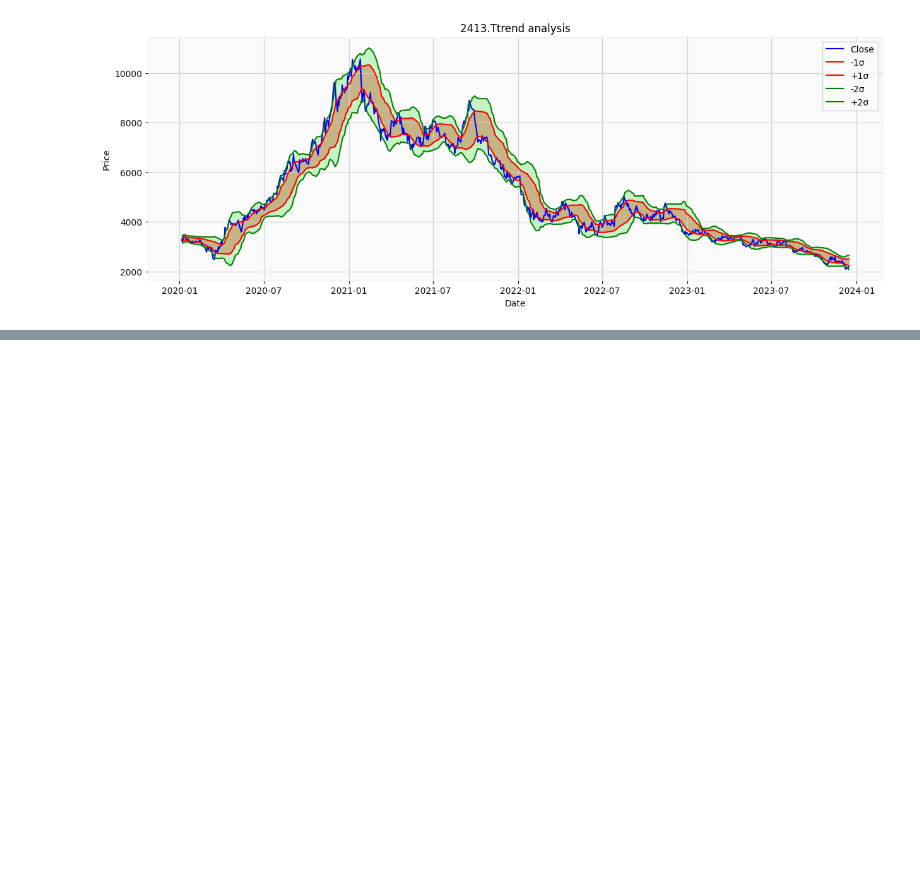
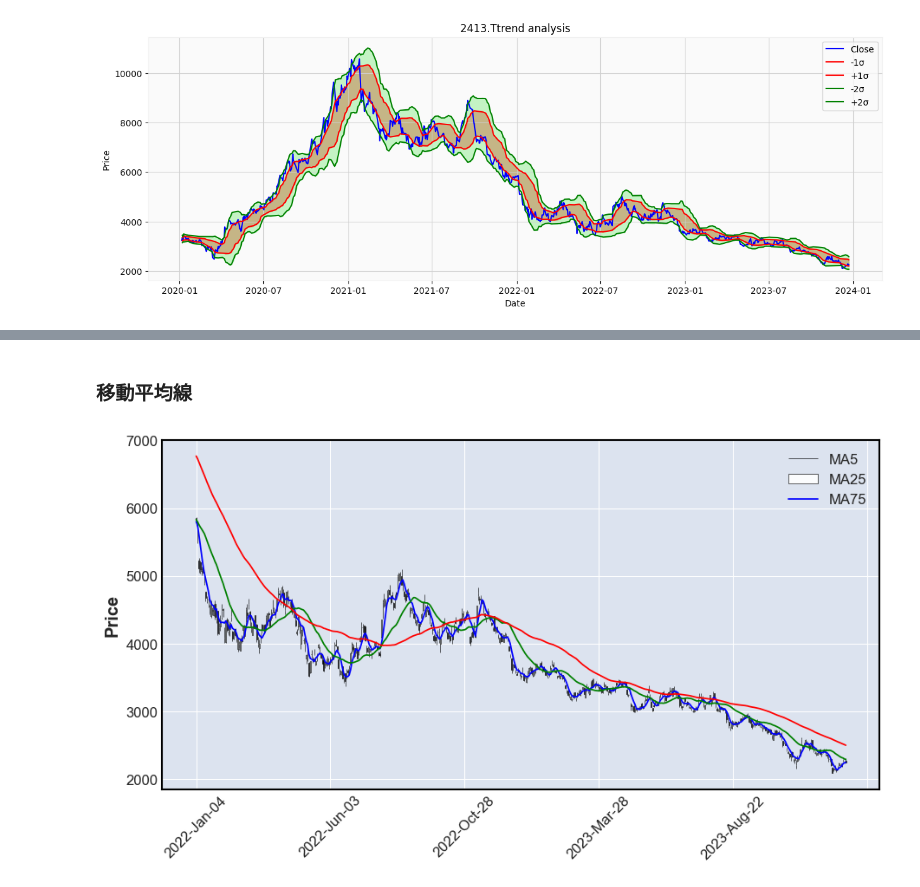
Before and after one commit to KOHTA0405/stock_price, a Jupyter notebook: stock_price.ipynb, the cells around one changed output, grey strips where cells are left out. Drawn from its saved outputs; the diff is of its cells as text; code cells hidden in the pictures; blank space fills up the shorter version.

```diff
--- a/stock_price.ipynb
+++ b/stock_price.ipynb
@@ -94,0 +122,22 @@ plt.show()
+# %% [markdown]
+### 移動平均線
+# %%
+df = get_stock_data("2413", "2020-01-01", "2023-12-31", "1d")
+
+# 移動平均値の算出
+df["ma5"] = ta.SMA(df["Close"], 5)
+df["ma25"] = ta.SMA(df["Close"], 25)
+df["ma75"] = ta.SMA(df["Close"], 75)
+
+cdf = df[dt.datetime(2022, 1, 1) : dt.datetime(2023, 12, 31)]
+apd = [
+    mpf.make_addplot(cdf["ma5"], color="blue"),
+    mpf.make_addplot(cdf["ma25"], color="green"),
+    mpf.make_addplot(cdf["ma75"], color="red"),
+]
+
+fig, axes = mpf.plot(cdf, type="candle", figratio=(2, 1), addplot=apd, returnfig=True)
+axes[0].legend(["MA5", "MA25", "MA75"])
+fig.show()
+# %% [output]
+[figure, added]
```
Also changed, not shown: parts of 19 cells of this notebook.
